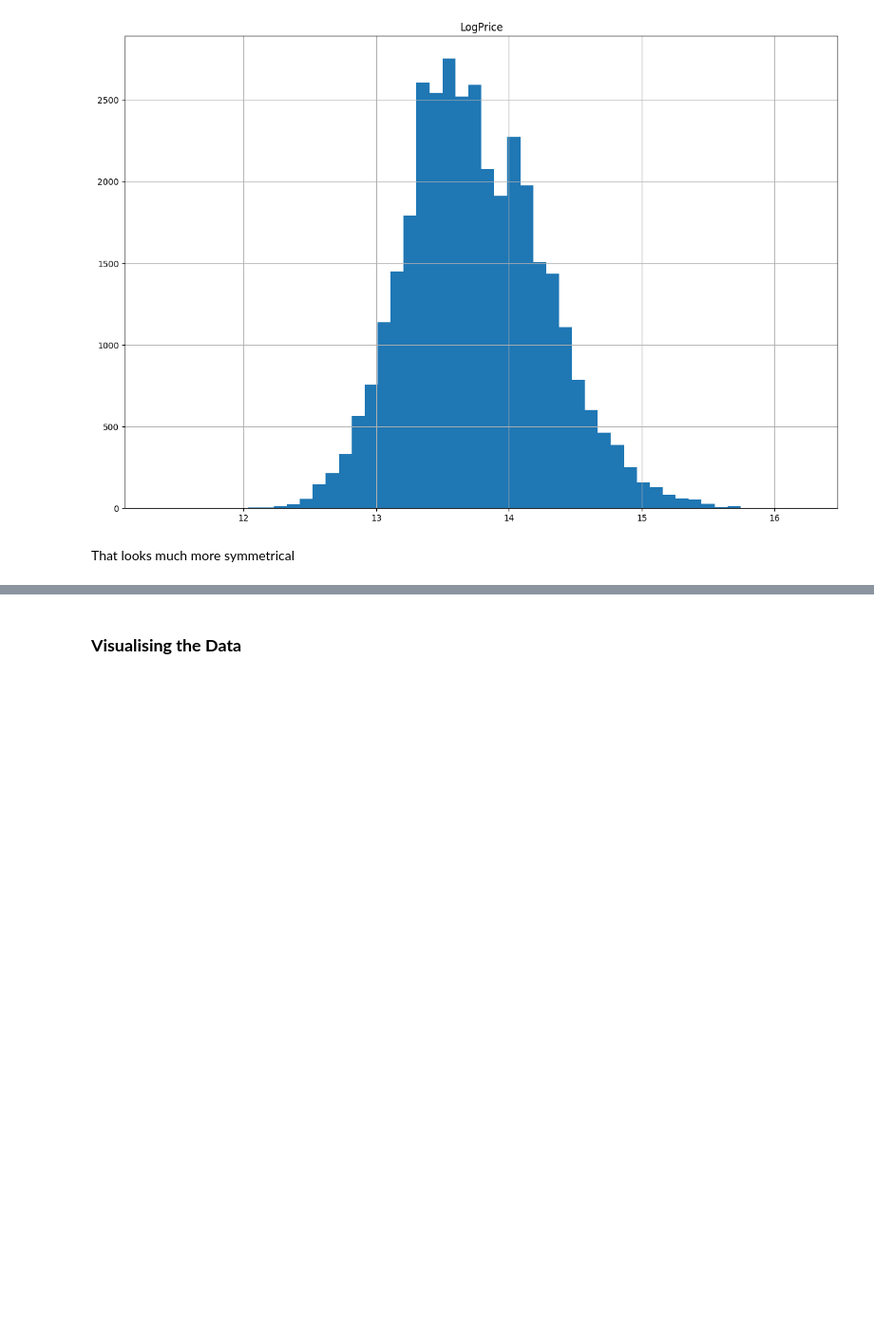
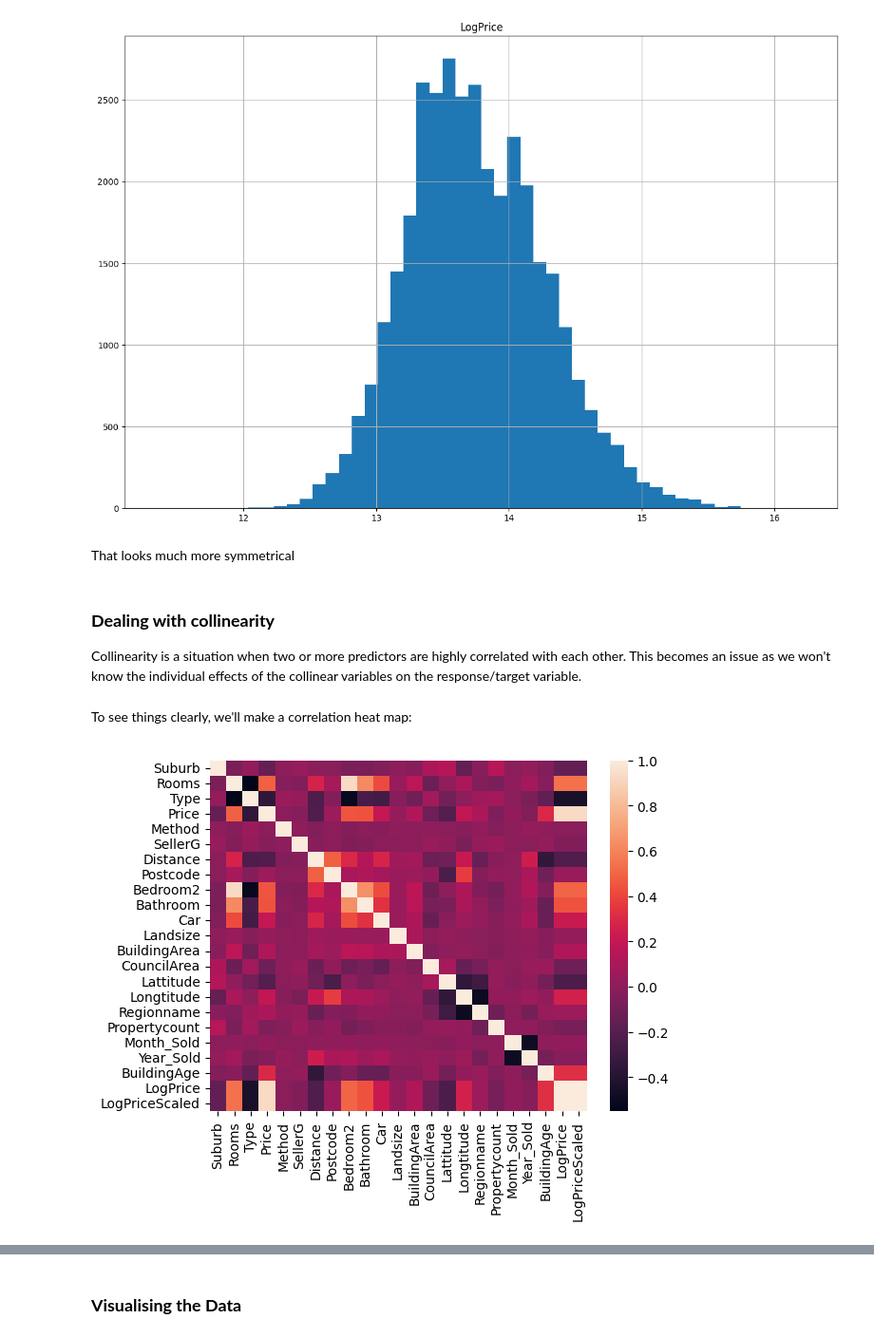
Before and after one commit to Noha-Jung3/Melbourne-Housing-Price-Prediction, a Jupyter notebook: EDA and Predictions.ipynb, the cells around one changed output, grey strips where cells are left out. Shown at 95% size. Saved outputs shown, nothing was run; the diff lists cells and outputs as text; code cells hidden in the pictures; blank space fills up the shorter version.

```diff
--- a/EDA and Predictions.ipynb
+++ b/EDA and Predictions.ipynb
@@ -436,3 +436,16 @@ plt.show()
 [figure]
 # %% [markdown]
 That looks much more symmetrical
+# %% [markdown]
+### **Dealing with collinearity**
+
+Collinearity is a situation when two or more predictors are highly correlated with each other. This becomes an issue as we won't know the individual effects of the collinear variables on the response/target variable.
+# %% [markdown]
+To see things clearly, we'll make a correlation heat map:
+# %%
+corr_matrix = housing.corr(numeric_only=True)
+
+sns.heatmap(corr_matrix)
+plt.show()
+# %% [output]
+[figure, added]
```
Also changed, not shown: parts of 8 cells of this notebook.
